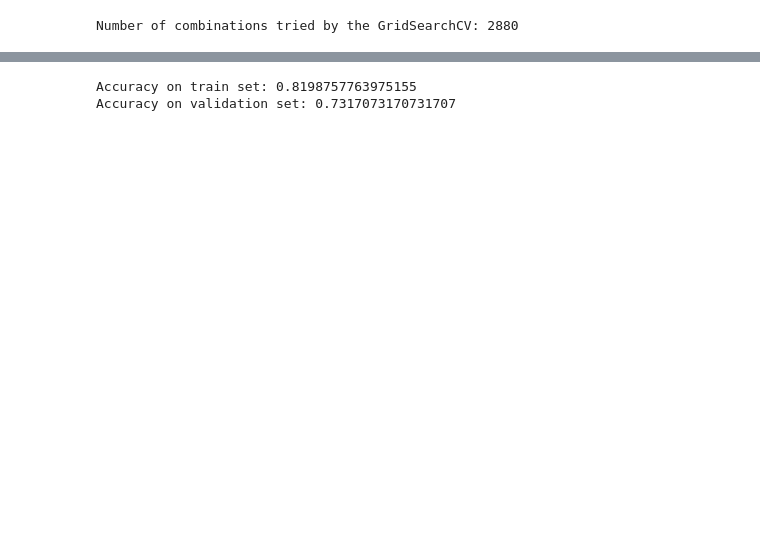
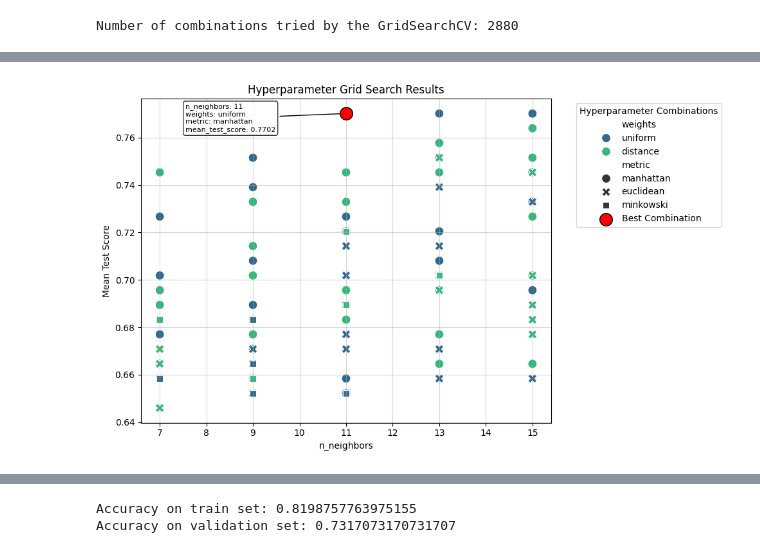
Before and after one commit to delgiudice1967219/HW2_FDS, a Jupyter notebook: HW2.ipynb, the cells around one changed output, grey strips where cells are left out. Cells and saved outputs as stored; diff of their text form; code cells hidden in the pictures; blank space fills up the shorter version.

```diff
--- a/HW2.ipynb
+++ b/HW2.ipynb
@@ -1299,0 +1321,47 @@ else:
+# %%
+# Sort by mean test score
+cv_res = cv_res.sort_values(by="mean_test_score", ascending=False)
+
+# Find the best point
+best_point = cv_res.iloc[0]
+
+plt.figure(figsize=(10, 6))
+scatter = sns.scatterplot(
+    x=cv_res["n_neighbors"],
+    y=cv_res["mean_test_score"],
+    hue=cv_res["weights"],
+    style=cv_res["metric"],
+    palette="viridis",
+    s=100
+)
+
+# Highlight the best point
+plt.scatter(
+    x=best_point["n_neighbors"],
+    y=best_point["mean_test_score"],
+    color="red", edgecolor="black", s=200, zorder=10, label="Best Combination"
+)
+
+# Add annotations for the best point
+best_params = (f"n_neighbors: {best_point['n_neighbors']}\n"
+            f"weights: {best_point['weights']}\n"
+            f"metric: {best_point['metric']}\n"
+            f"mean_test_score: {best_point['mean_test_score']:.4f}")
+plt.annotate(
+    best_params,
+    xy=(best_point["n_neighbors"], best_point["mean_test_score"]),
+    xytext=(-180, -20),
+    textcoords="offset points",
+    arrowprops=dict(arrowstyle="->", color="black"),
+    fontsize=8,
+    bbox=dict(boxstyle="round,pad=0.3", edgecolor="black", facecolor="white", alpha=0.8)
+)
+plt.title("Hyperparameter Grid Search Results")
+plt.xlabel("n_neighbors")
+plt.ylabel("Mean Test Score")
+plt.legend(title="Hyperparameter Combinations", bbox_to_anchor=(1.05, 1), loc='upper left')
+plt.grid(alpha=0.5)
+plt.tight_layout()
+plt.show()
+# %% [output]
+[figure, added]
```
Also changed, not shown: parts of 17 cells of this notebook, 1 other file.
